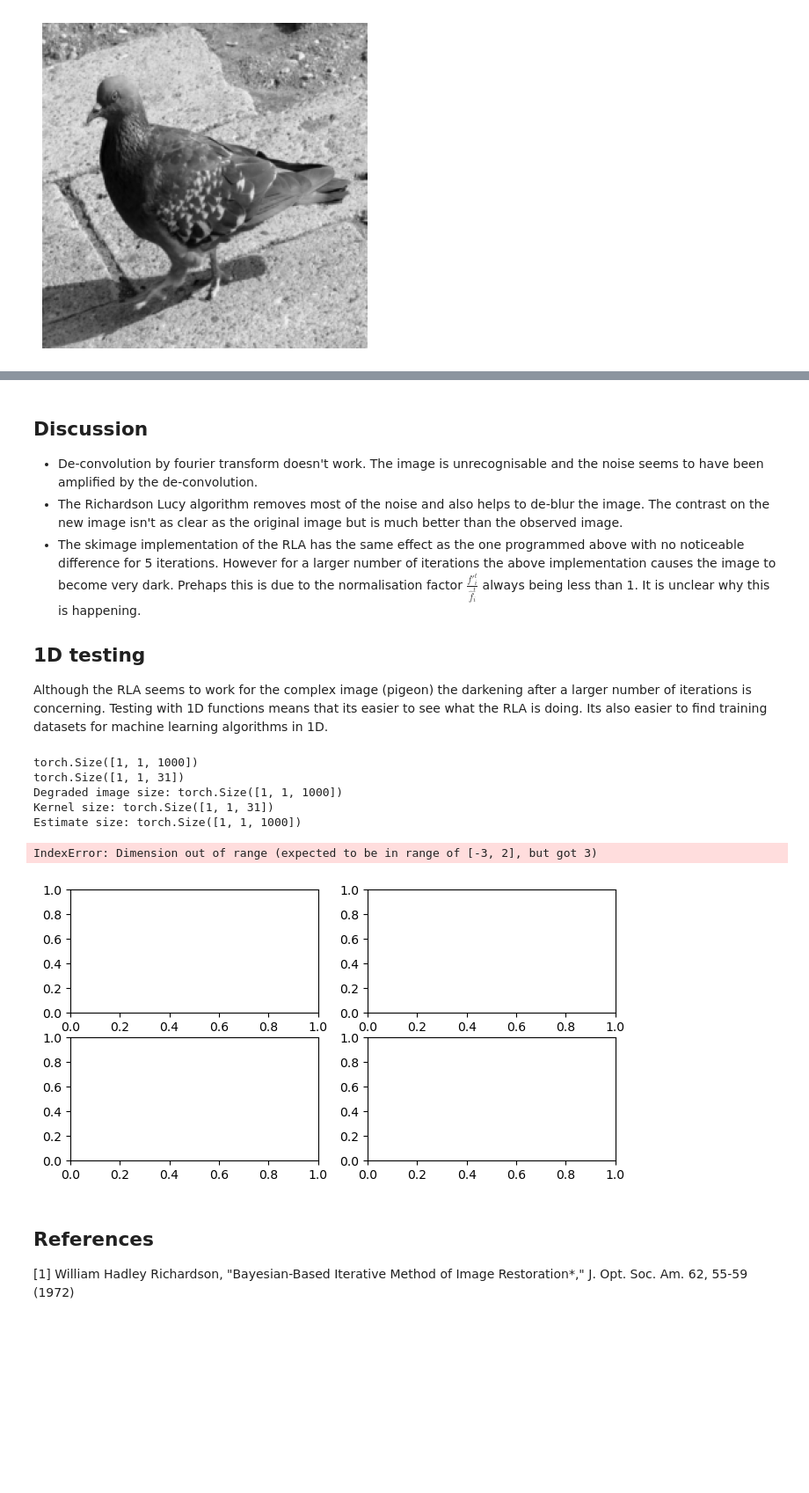
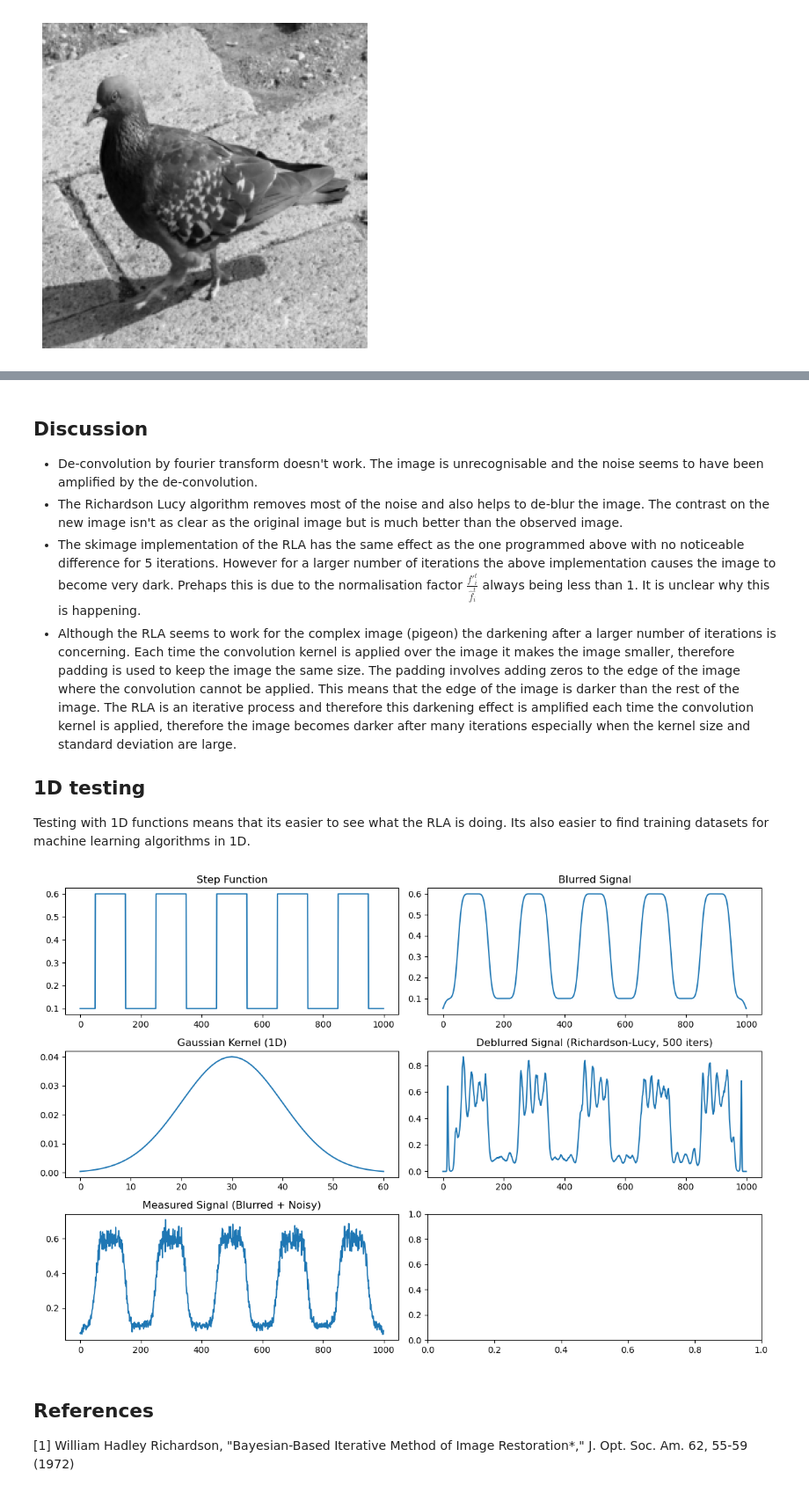
Before and after one commit to MalachiHibbins/Deconvolution-By-Machine-Learning, a Jupyter notebook: LabBook/Week3/1richardson-lucy.ipynb, the cells around one changed output, grey strips where cells are left out. Shown at 88% size. Drawn from its saved outputs; the diff is of its cells as text; code cells hidden in the pictures; blank space fills up the shorter version.

```diff
--- a/LabBook/Week3/1richardson-lucy.ipynb
+++ b/LabBook/Week3/1richardson-lucy.ipynb
@@ -26,17 +26,6 @@ import torch
 from PIL import Image
 import matplotlib.pyplot as plt
 from ImageDebluring import *
-# %%
-def richardson_lucy(degraded_img, kernel, num_iters, estimate = None, c = 1e-10):
-    if estimate is None:
-        estimate = torch.ones_like(degraded_img)  # Initial estimate
-    kernel_mirror = torch.flip(kernel, [-2, -1])  # Mirror the kernel
-
-    for _ in range(num_iters):
-        relative_blur = degraded_img / (convolution(estimate, kernel) + c)  # c added to avoid division by zero
-        estimate *= convolution(relative_blur, kernel_mirror)
-
-    return estimate
 # %% [markdown]
 ## Degrading the image
 # %%
@@ -107,55 +93,42 @@ Estimate size: torch.Size([256, 256])
 - De-convolution by fourier transform doesn't work. The image is unrecognisable and the noise seems to have been amplified by the de-convolution.
 - The Richardson Lucy algorithm removes most of the noise and also helps to de-blur the image. The contrast on the new image isn't as clear as the original image but is much better than the observed image.
 - The skimage implementation of the RLA has the same effect as the one programmed above with no noticeable difference for 5 iterations. However for a larger number of iterations the above implementation causes the image to become very dark. Prehaps this is due to the normalisation factor $\frac{f'^t_i}{\hat{f}^{t}_i}$ always being less than 1. It is unclear why this is happening.
+- Although the RLA seems to work for the complex image (pigeon) the darkening after a larger number of iterations is concerning. Each time the convolution kernel is applied over the image it makes the image smaller, therefore padding is used to keep the image the same size. The padding involves adding zeros to the edge of the image where the convolution cannot be applied. This means that the edge of the image is darker than the rest of the image. The RLA is an iterative process and therefore this darkening effect is amplified each time the convolution kernel is applied, therefore the image becomes darker after many iterations especially when the kernel size and standard deviation are large.
 
 ## 1D testing
 
-Although the RLA seems to work for the complex image (pigeon) the darkening after a larger number of iterations is concerning. Testing with 1D functions means that its easier to see what the RLA is doing. Its also easier to find training datasets for machine learning algorithms in 1D.
+Testing with 1D functions means that its easier to see what the RLA is doing. Its also easier to find training datasets for machine learning algorithms in 1D.
 # %%
-def step_function(frequency=1.0):
-    x = torch.linspace(-5, 5, steps=1000)
-    y = torch.sign(torch.sin(2 * 3.14159 * frequency * x))
-    return x, y
+def step_function(period=2.0):
+    xs = torch.linspace(-5, 5, steps=1000)
+    ys = (((xs.round() % period) == 0).float() + 0.2)/2
+    return xs, ys
 
-def gaussian_normalised_kernel_1D(size=21, sigma=2.0):
-    ax = torch.linspace(-(size // 2), size // 2, size)
-    kernel = torch.exp(-0.5 * (ax / sigma) ** 2)
-    kernel = kernel / torch.sum(kernel)  # Normalize the kernel
-    return kernel.unsqueeze(0).unsqueeze(0)  # Add batch and channel dimensions
+num_iters = 500
 
-def convolution_1D(signal, kernel):
-    padding = kernel.shape[-1] // 2
-    return torch.nn.functional.conv1d(signal, kernel, padding=padding)
-
-
-fig, ax = plt.subplots(2,2,figsize=(8, 4))
 x, y = step_function()
 signal = y.unsqueeze(0).unsqueeze(0)  # Add batch and channel dimensions
-kernel = gaussian_normalised_kernel_1D(size = 31, sigma = 2.0)
-
+kernel = gaussian_normalised_kernel_1D(size = 61, sigma = 10.0)
 
 blurred_signal = convolution_1D(signal, kernel)
-print(blurred_signal.shape)
-print(kernel.shape)
-deblurred_signal = richardson_lucy(blurred_signal, kernel, num_iters=30)
+measured_signal = add_poisson_noise(blurred_signal, scale_factor=500)
 
-ax[0].plot(x, y)
-ax[0].set_title('Step Function')
-ax[1].plot(kernel.squeeze())
-ax[1].set_title('Gaussian Kernel (1D)')
-ax[2].plot(x, blurred_signal.squeeze())
-ax[2].set_title('Blurred Signal')
-ax[3].plot(x, deblurred_signal.squeeze())
-ax[3].set_title('Deblurred Signal (Richardson-Lucy, 30 iters)')
+deblurred_signal = richardson_lucy(measured_signal, kernel, num_iters=num_iters)
+
+fig, axs = plt.subplots(3, 2, figsize=(12, 8))
+axs[0, 0].plot(y)
+axs[0, 0].set_title('Step Function')
+axs[1, 0].plot(kernel.squeeze())
+axs[1, 0].set_title('Gaussian Kernel (1D)')
+axs[2, 0].plot(measured_signal.squeeze())
+axs[2, 0].set_title('Measured Signal (Blurred + Noisy)')
+axs[0, 1].plot(blurred_signal.squeeze())
+axs[0, 1].set_title('Blurred Signal')
+axs[1, 1].plot(deblurred_signal.squeeze())
+axs[1, 1].set_title(f'Deblurred Signal (Richardson-Lucy, {num_iters} iters)')
 plt.tight_layout()
 # %% [output]
-torch.Size([1, 1, 1000])
-torch.Size([1, 1, 31])
-Degraded image size: torch.Size([1, 1, 1000])
-Kernel size: torch.Size([1, 1, 31])
-Estimate size: torch.Size([1, 1, 1000])
-IndexError: Dimension out of range (expected to be in range of [-3, 2], but got 3)
-[figure, old version]
+[figure, new version]
 # %% [markdown]
 ## References
 [1] William Hadley Richardson, "Bayesian-Based Iterative Method of Image Restoration*," J. Opt. Soc. Am. 62, 55-59 (1972)
```
Also changed, not shown: parts of 1 cell of this notebook, 2 other files.
